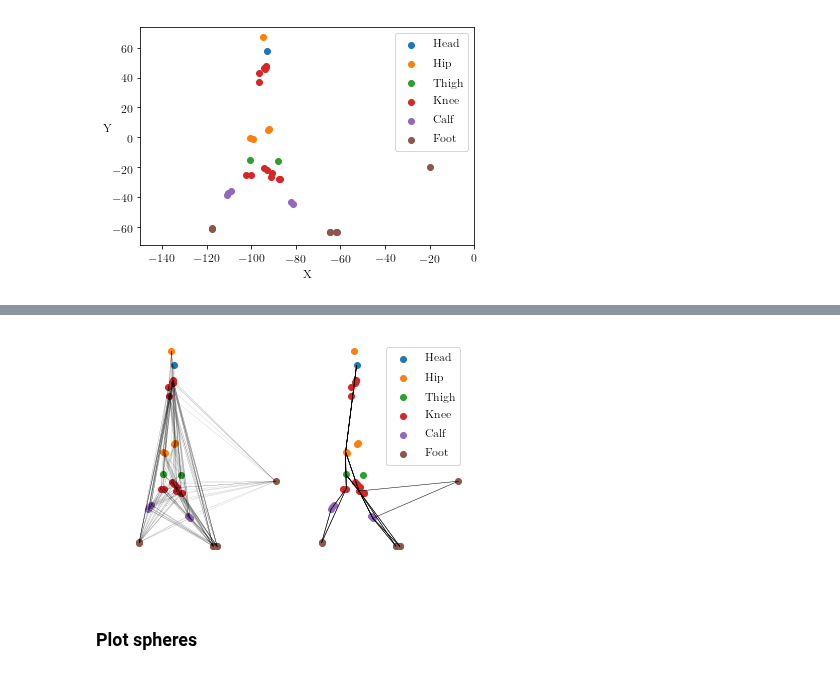
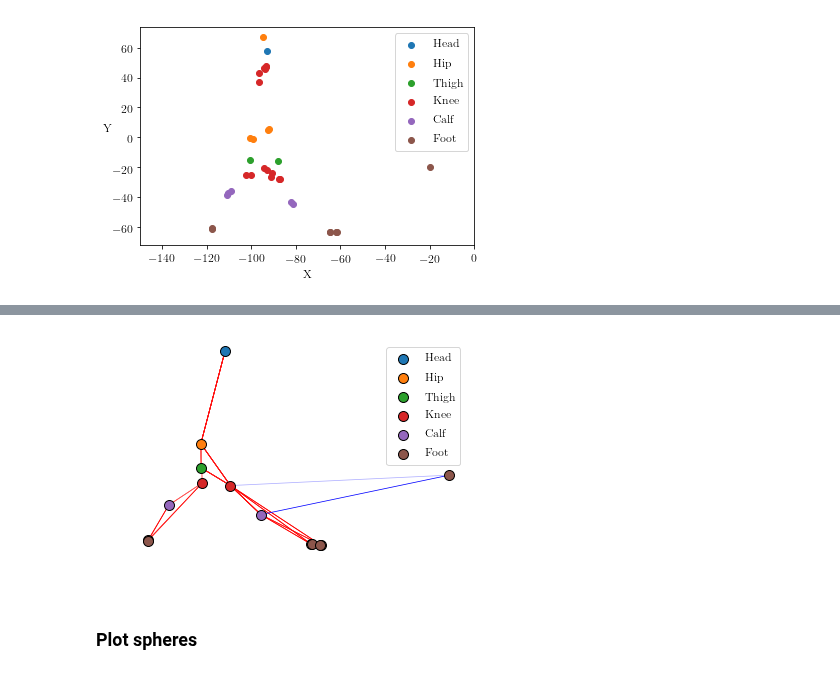
Before and after one commit to ajhynes7/side-view-depth-gait, a Jupyter notebook: notebooks/create_figures.ipynb, the cells around one changed output, grey strips where cells are left out. Cells and saved outputs as stored; diff of their text form; code cells hidden in the pictures.

Commit message:
Modify figures notebook to plot scores with colormap

```diff
--- a/notebooks/create_figures.ipynb
+++ b/notebooks/create_figures.ipynb
@@ -13,5 +17,17 @@ import modules.numpy_funcs as nf
 # %%
 %matplotlib inline
+# %%
+def score_func(a, b):
+    """Score function for scoring links between body parts."""
+    x = 1 / mf.norm_ratio(a, b)
+    return -(x - 1)**2 + 1
+
+part_connections = np.array([[0, 1], [1, 2], [2, 3], [3, 4], [4, 5], [3, 5],
+                             [1, 3]])
+
+lengths = np.array([69.34934639, 21.99911   , 16.76578427, 24.62445352, 23.36290419])
+
+part_types = ['Head', 'Hip', 'Thigh', 'Knee', 'Calf', 'Foot']
 # %% [markdown]
 ### Load variables
 # %%
@@ -19,4 +35,4 @@ load_dir = os.path.join('..', 'data', 'saved_variables')
 
 population = np.load(os.path.join(load_dir, 'population.npy'))
 labels = np.load(os.path.join(load_dir, 'labels.npy'))
-path_matrix = np.load(os.path.join(load_dir, 'path_matrix.npy'))
+paths = np.load(os.path.join(load_dir, 'path_matrix.npy'))
@@ -28,6 +42,6 @@ part_types = ['Head', 'Hip', 'Thigh', 'Knee', 'Calf', 'Foot']
 population = np.vstack([population, [-20, -20, 300]])
 labels = np.append(labels, max(labels))
 
-path_extra = np.append(path_matrix[-1, :-1], len(labels) - 1)
-path_matrix = np.vstack([path_matrix, path_extra])
+path_extra = np.append(paths[-1, :-1], len(labels) - 1)
+paths = np.vstack([paths, path_extra])
 # %% [markdown]
@@ -63,37 +76,31 @@ label_adj_list = {0: {1}, 1: {2, 3}, 2: {3}, 3: {4, 5}, 4: {5}}
-# %%
-fig = plt.figure()
-
-plt.subplot(1, 2, 1)
-pl.scatter_labels(population, labels)
-
-# Plot links of unfiltered score matrix
-population_groups = list(nf.group_by_label(population, labels))
-
-for u in label_adj_list:
-    for v in label_adj_list[u]:
-        points_u, points_v = population_groups[u], population_groups[v]
-        pl.connect_two_sets(points_u, points_v, c='k', linewidth=0.07)
-
-plt.axis('off')
-
-
-plt.subplot(1, 2, 2)
-pl.scatter_labels(population, labels)
-plt.legend(part_types)
-
-# Plot links of filtered score matrix
-for path in path_matrix:
-    for u in label_adj_list:
-        for v in label_adj_list[u]:
-            a, b = path[u], path[v]
-
-            point_a, point_b = population[a], population[b]
-            pl.connect_points(point_a, point_b, c='k', linewidth=0.5)
-
-plt.axis('off')
-plt.show()
-# %% [output]
-[figure, removed]
+# %%
+label_adj_list = pe.lengths_to_adj_list(part_connections, lengths)
+
+path_nums = np.unique(paths)
+pop_reduced, paths_reduced = pe.reduce_population(population, paths)
+dist_matrix = cdist(pop_reduced, pop_reduced)
+
+score_matrix = pe.get_scores(dist_matrix, paths_reduced, label_adj_list, score_func)
+
+pl.scatter_labels(pop_reduced, labels[path_nums], s=100, edgecolors='k', zorder=5)
+plt.legend(part_types)
+
+for path in paths_reduced:
+    for u in label_adj_list:
+        for v in label_adj_list[u]:
+            a, b = path[u], path[v]
+
+            point_a, point_b = pop_reduced[a], pop_reduced[b]
+            score = score_matrix[a, b]
+
+            # Plot line coloured by score
+            pl.connect_points(point_a, point_b, c=cm.bwr(score), linestyle='-', linewidth=0.75)
+
+# plt.xlim((-150, 0))
+plt.axis('off')
+plt.show()
+# %% [output]
+[figure, added]
 # %%
 fig.savefig('score_matrix.png', format='png')
 # %% [markdown]
```
Also changed, not shown: parts of 12 cells of this notebook.
